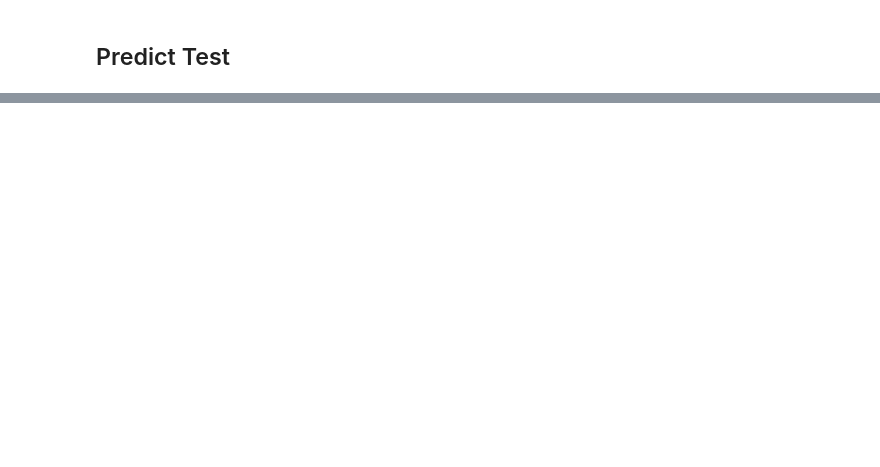
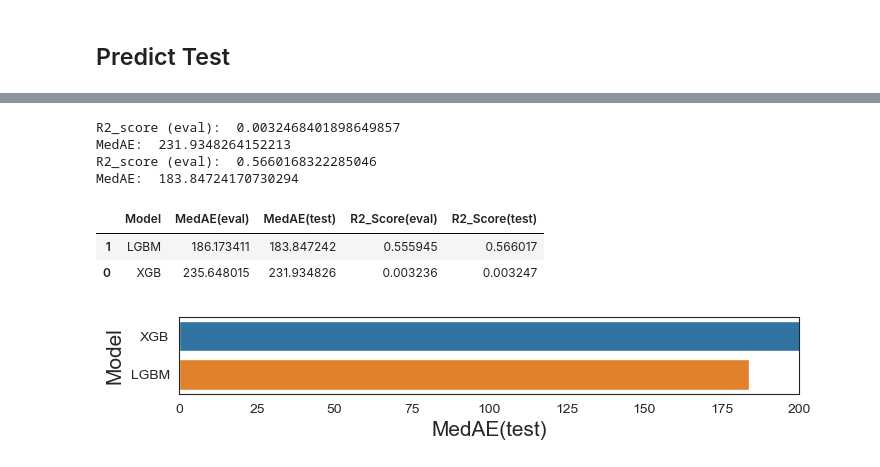
Before and after one commit to minamaher58/Housing-Price-Prediction, a Jupyter notebook: house_price_prediction.ipynb, the cells around one changed output, grey strips where cells are left out. Cells and saved outputs as stored; diff of their text form; code cells hidden in the pictures; blank space fills up the shorter version.

Commit message:
prediction

```diff
--- a/house_price_prediction.ipynb
+++ b/house_price_prediction.ipynb
@@ -527,0 +605,12 @@ plt.show()
+# %%
+predict_XGB = XGBRegressor_model.predict(test_pred_target0)
+predict_LGBM = LGBM_model.predict(test_pred_target0)
+
+predict_XGB_df=pd.DataFrame(predict_XGB)
+predict_LGBM_df=pd.DataFrame(predict_LGBM)
+
+predict_XGB_df=predict_XGB_df.set_axis(axis=1,labels=['XGB_pred'])
+predict_LGBM_df=predict_LGBM_df.set_axis(axis=1,labels=['LGBM_pred'])
+
+display(predict_XGB_df.head())
+display(predict_LGBM_df.head())
@@ -527,0 +631,4 @@ plt.show()
+# %%
+test_pred=test.merge(predict_XGB_df,how='inner',left_index=True,right_index=True)
+test_pred=test_pred.merge(predict_LGBM_df,how='inner',left_index=True,right_index=True)
+test_pred
@@ -527,0 +649,39 @@ plt.show()
+# %%
+r2_score_XGBoost_test = r2_score(test_pred['Price'], test_pred['XGB_pred'])
+MedAE_XGBoost_test = (np.sqrt(median_absolute_error(test_pred['Price'], test_pred['XGB_pred'])))
+print('R2_score (eval): ', r2_score_XGBoost_test)
+print("MedAE: ", MedAE_XGBoost_test)
+
+r2_score_LGBM_test = r2_score(test_pred['Price'], test_pred['LGBM_pred'])
+MedAE_LGBM_test = (np.sqrt(median_absolute_error(test_pred['Price'], test_pred['LGBM_pred'])))
+print('R2_score (eval): ', r2_score_LGBM_test)
+print("MedAE: ", MedAE_LGBM_test)
+# %% [output]
+R2_score (eval):  0.0032468401898649857
+MedAE:  231.9348264152213
+R2_score (eval):  0.5660168322285046
+MedAE:  183.84724170730294
+# %%
+models_Compare0 = [ ('XGB', MedAE_XGBoost ,MedAE_XGBoost_test,r2_score_XGBoost_eval,r2_score_XGBoost_test),
+                    ('LGBM', MedAE_LGBM ,MedAE_LGBM_test, r2_score_LGBM_eval,r2_score_LGBM_test)
+                  ]
+
+predict_Compare0 = pd.DataFrame(data = models_Compare0, columns=['Model', 'MedAE(eval)','MedAE(test)', 'R2_Score(eval)', 'R2_Score(test)'])
+predict_Compare0.sort_values(by=['R2_Score(test)'], ascending=False)
+# %% [output]
+|  | Model | MedAE(eval) | MedAE(test) | R2_Score(eval) | R2_Score(test) |
+| 1 | LGBM | 186.173411 | 183.847242 | 0.555945 | 0.566017 |
+| 0 | XGB | 235.648015 | 231.934826 | 0.003236 | 0.003247 |
+# %%
+# Visualization of MODEL's MedAE.
+f, axe = plt.subplots(1,1, figsize=(8,1))
+
+predict_Compare0.sort_values(by=['MedAE(test)'], ascending=False, inplace=True)
+
+sns.barplot(x='MedAE(test)', y='Model',  data = predict_Compare0, ax = axe)
+axe.set_xlabel('MedAE(test)', size=15)
+axe.set_ylabel('Model', size=15)
+axe.set_xlim(0,200.0)
+plt.show()
+# %% [output]
+[figure, added]
```
Also changed, not shown: parts of 20 cells of this notebook, 4 other files.
